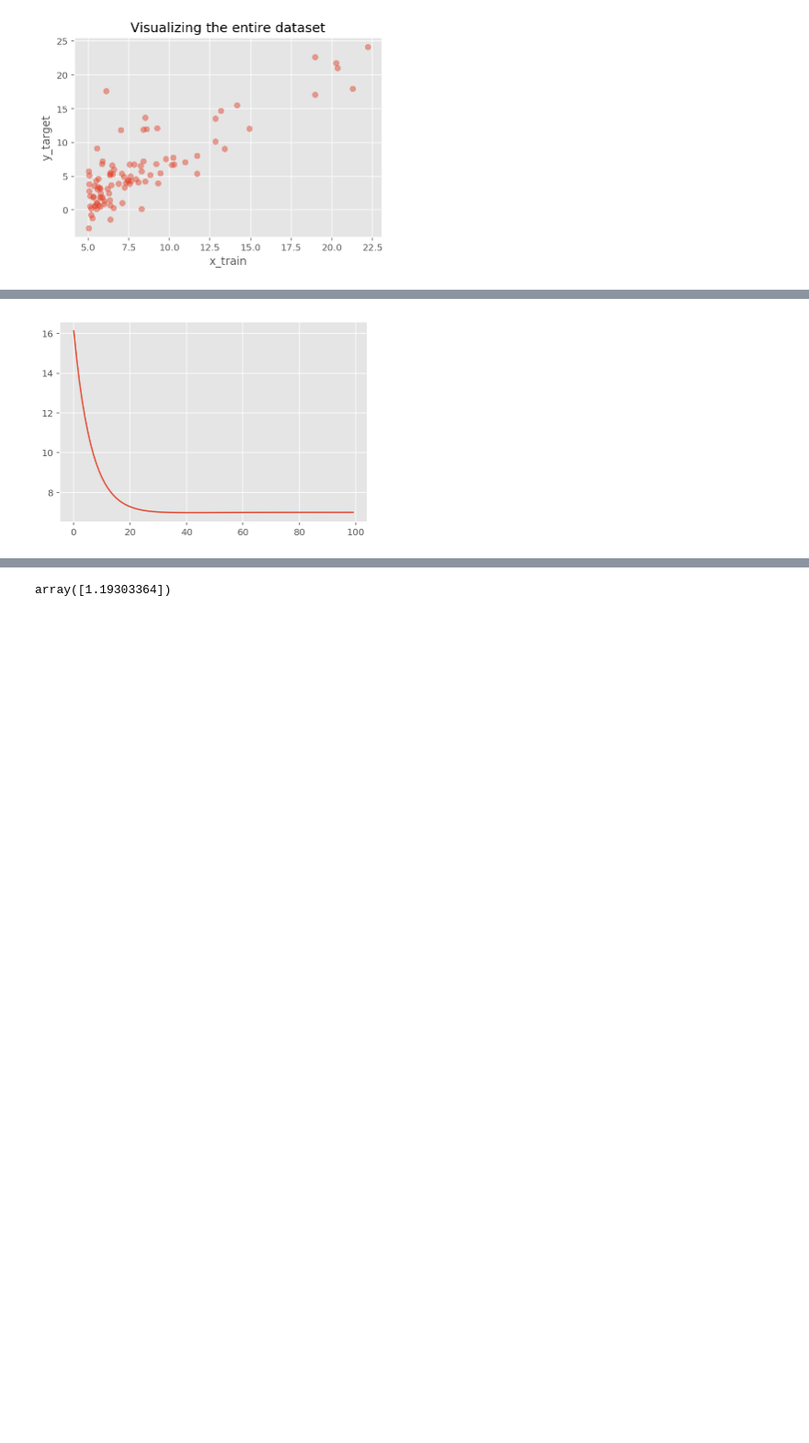
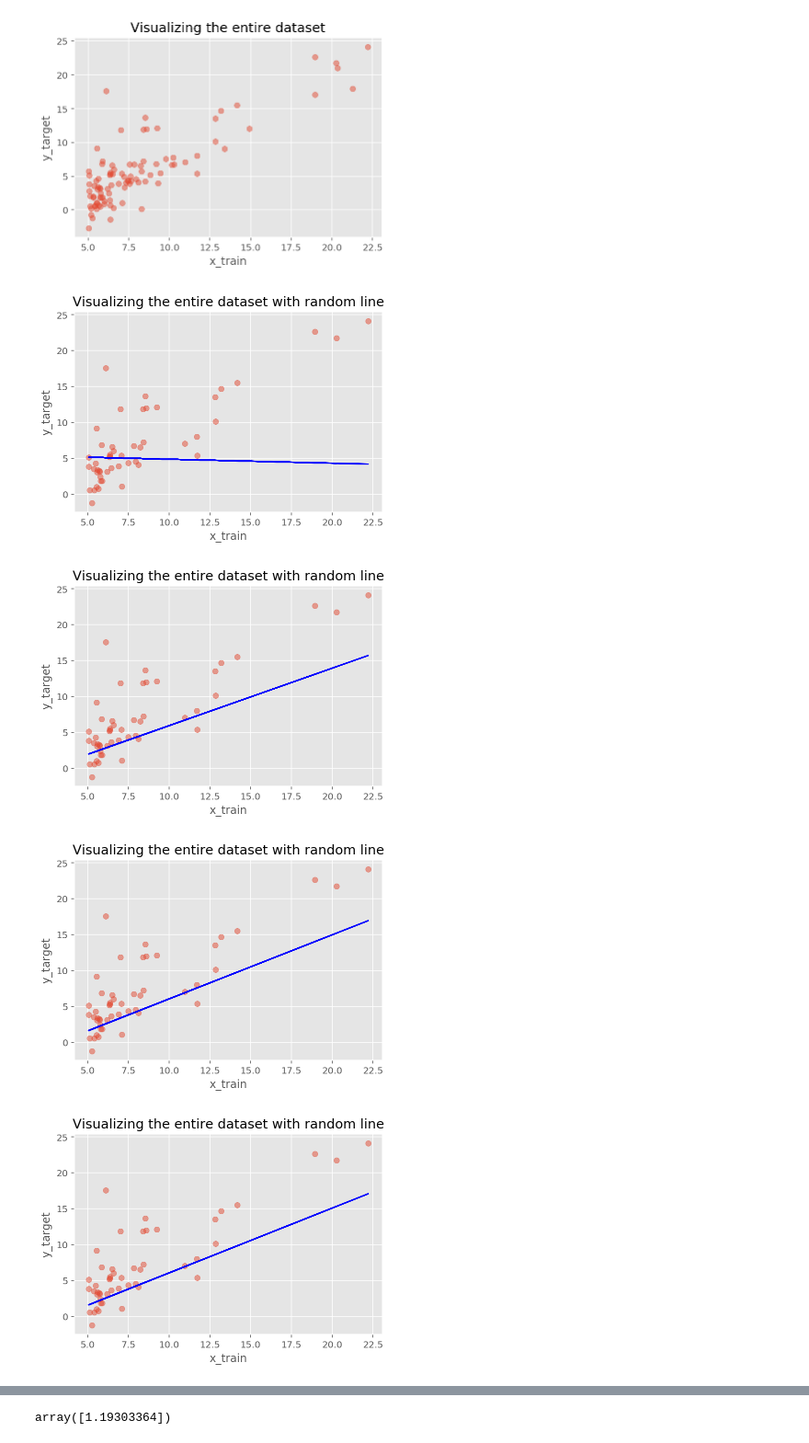
Before and after one commit to SamSamhuns/ml_linear_logistic_regression, a Jupyter notebook: linear_regression.ipynb, the cells around one changed output, grey strips where cells are left out. Shown at 92% size. Saved outputs shown, nothing was run; the diff lists cells and outputs as text; code cells hidden in the pictures; blank space fills up the shorter version.

Commit message:
display changing best fit line

```diff
--- a/linear_regression.ipynb
+++ b/linear_regression.ipynb
@@ -43,24 +44,42 @@ def y_pred(x_feat, theta_0, theta_1):
 def mse(y_true, y_pred):
     return (((y_true - y_pred)**2).mean())/2
 # %%
-learning_rate = 0.005
-epochs = 100
-mse_loss = []
+def plotter(x, y, t0, t1):
+    plt.scatter(x, y, alpha=0.5)
+    plt.plot(x, t0 + t1*x, color='b')
+    plt.xlabel('x_train')
+    plt.ylabel('y_target')
+    plt.title("Visualizing the entire dataset with random line")
+    plt.show()
+    time.sleep(1)
 
-# initialize the two params to some random values
-theta_0 = np.random.random() * 10
-theta_1 = np.random.random()
+def train(x_feat, y_target):
+    learning_rate = 0.005
+    epochs = 500
+    mse_loss = []
 
-for epoch in range(epochs):
-    for xf, yt in zip(x_feat, y_target):
-        # Simultaneous update of parameters
-        dm_dt0 = (y_pred(xf, theta_0, theta_1) - yt)
-        dm_dt1 = xf * (y_pred(xf, theta_0, theta_1) - yt)
-        theta_0 -= learning_rate * dm_dt0
-        theta_1 -= learning_rate * dm_dt1
-#       print(mse(y_target, y_pred(x_feat, theta_0, theta_1)))
-    mse_loss.append(mse(y_target, y_pred(x_feat, theta_0, theta_1)))
+    # initialize the two params to some random values
+    theta_0 = np.random.random() * 10
+    theta_1 = np.random.random()
 
+    for epoch in range(epochs):
+        for xf, yt in zip(x_feat, y_target):
+            # Simultaneous update of parameters
+            dm_dt0 = (y_pred(xf, theta_0, theta_1) - yt)
+            dm_dt1 = xf * (y_pred(xf, theta_0, theta_1) - yt)
+            theta_0 -= learning_rate * dm_dt0
+            theta_1 -= learning_rate * dm_dt1
+    #       print(mse(y_target, y_pred(x_feat, theta_0, theta_1)))
+        mse_loss.append(mse(y_target, y_pred(x_feat, theta_0, theta_1)))
 
-plt.plot(mse_loss)
+        if epoch % 50 == 0:
+            plotter(x_feat, y_target, theta_0, theta_1)
+
+    plt.plot(mse_loss)
+    return ([theta_0, theta_1])
+train(x_feat[:50], y_target[:50])
 # %% [output]
+[figure, new version]
+[figure, added]
+[figure, added]
+[figure, added]
@@ -68 +92,0 @@ plt.plot(mse_loss)
-[figure, old version]
```
Also changed, not shown: parts of 4 cells of this notebook.
